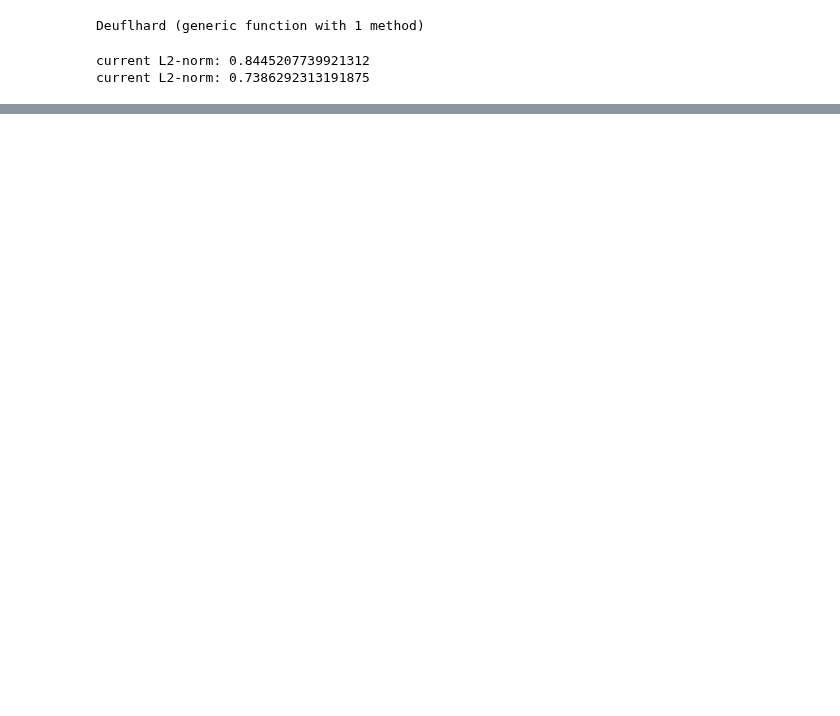
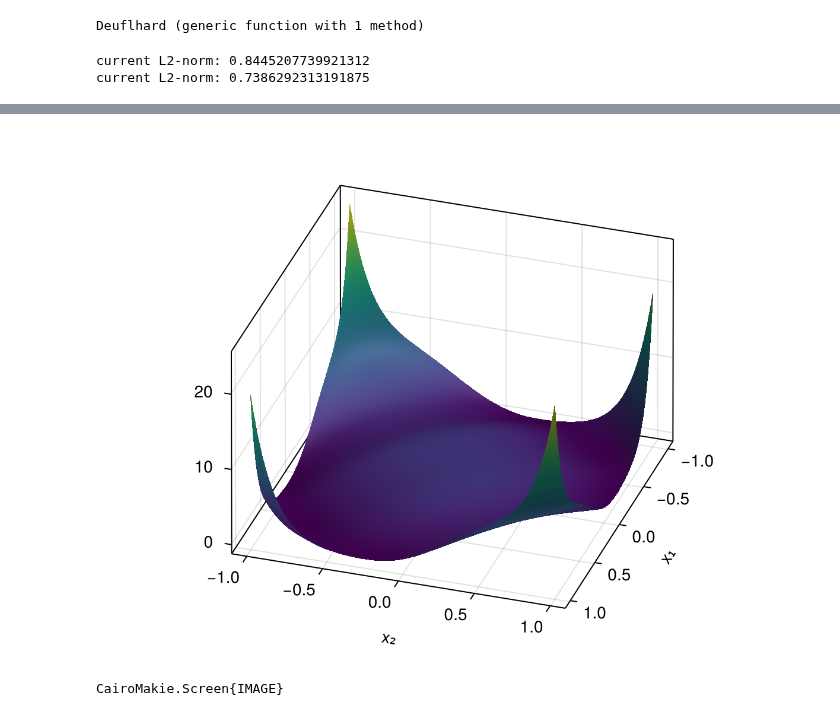
Before and after one commit to gescholt/Globtim.jl, a Jupyter notebook: Examples/Notebooks/Deuflhard.ipynb, the cells around one changed output, grey strips where cells are left out. Saved outputs shown, nothing was run; the diff lists cells and outputs as text; code cells hidden in the pictures; blank space fills up the shorter version.

```diff
--- a/Examples/Notebooks/Deuflhard.ipynb
+++ b/Examples/Notebooks/Deuflhard.ipynb
@@ -137,0 +118,11 @@ plot_polyapprox_rotate(pol_cheb, TR, df_cheb, df_min_cheb)
+# %%
+x1_range = range(-1, 1, length=100)
+x2_range = range(-1, 1, length=100)
+
+# Create surface plot
+# f1(x1_val, x2_val) = Float64(w_d(x1_val, x2_val))
+# f2(x1_val, x2_val) = Float64(w_d_missing_samples(x1_val, x2_val))
+
+# Create matrix of z values
+z1 = [f([x1_val, x2_val]) for x1_val in x1_range, x2_val in x2_range];
+# z2 = [f2(x1_val, x2_val) for x1_val in x1_range, x2_val in x2_range];
@@ -138,2 +147,12 @@ plot_polyapprox_rotate(pol_cheb, TR, df_cheb, df_min_cheb)
+# %%
+fig_3 = Figure()
+ax = Axis3(fig_3[1, 1], xlabel="x₁", ylabel="x₂", zlabel="", azimuth=0.1π, elevation=π / 6)
+surface!(ax, x1_range, x2_range, z1)
+# min_z = minimum(z1)
+# surface!(ax, x_range, y_range, fill(min_z, length(x_range), length(y_range)), color=:orange, transparency=true)
+display(fig_3)
+# %% [output]
+[figure, added]
+CairoMakie.Screen{IMAGE}
 # %%
 # GLMakie.closeall()
```
Also changed, not shown: parts of 9 cells of this notebook, 8 other files.
